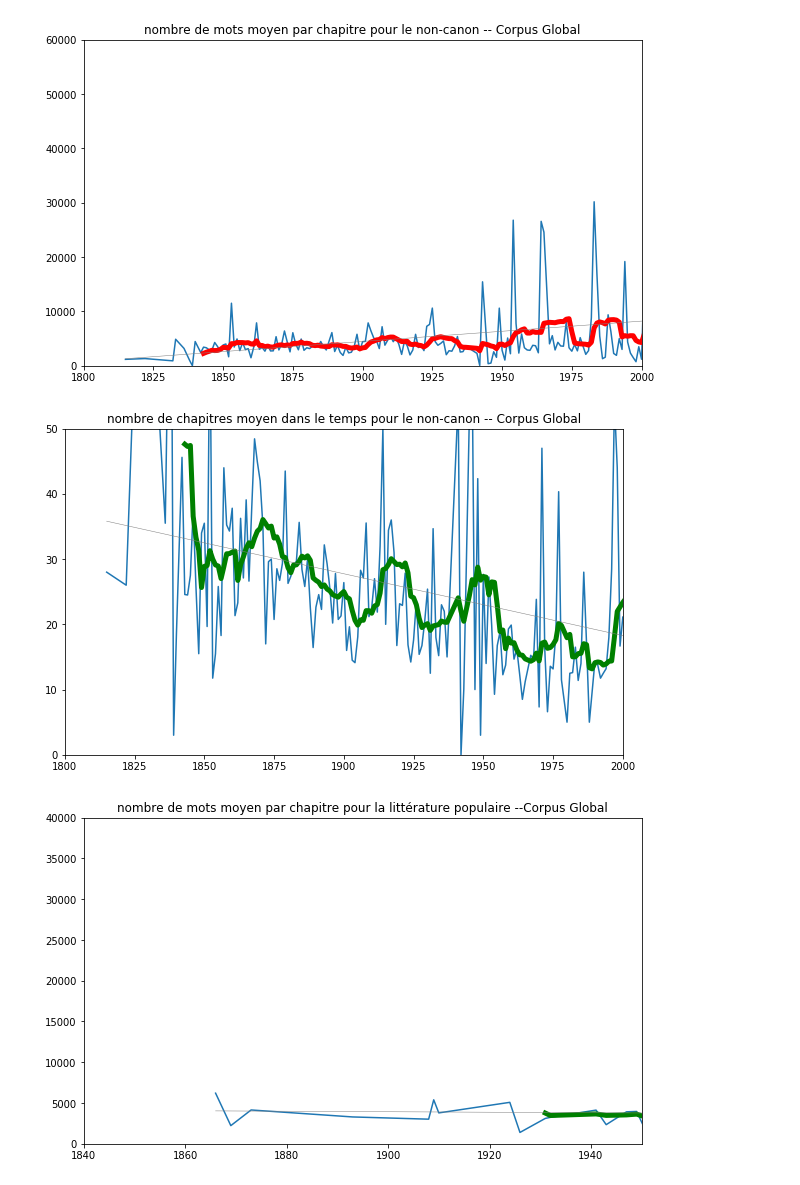
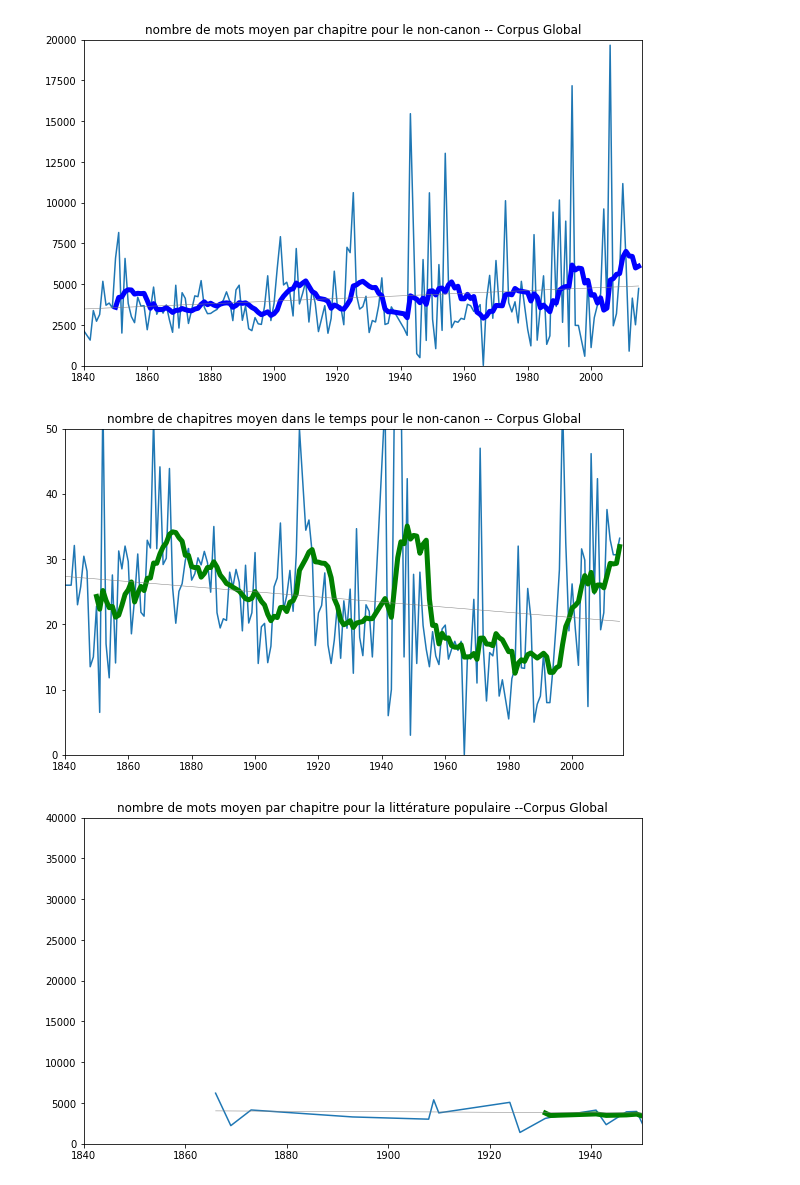
Before and after one commit to ANRChapitres/courbes, a Jupyter notebook: basic_quantification.ipynb, the cells around one changed output. Drawn from its saved outputs; the diff is of its cells as text; code cells hidden in the pictures.

```diff
--- a/basic_quantification.ipynb
+++ b/basic_quantification.ipynb
@@ -453,15 +453,15 @@ plot_stats(stats_canon["chapter"][0],stats_canon["chapter"][1],limitsX,limitsCha
 # %%
 stats_canon=pickle.load(open( "stats_global_non-canon", "rb"))
-limitsX=[1800,2000]
-limitsWord=[0,60000]
+limitsX=[1840,2016]
+limitsWord=[0,20000]
 limitsChap=[0,50]
 sliding=10
-color=['r','g']
+color=['b','g']
 plot_stats(stats_canon["word"][0],stats_canon["word"][1],limitsX,limitsWord,sliding,color[0],"nombre de mots moyen par chapitre pour le non-canon -- Corpus Global")
 plot_stats(stats_canon["chapter"][0],stats_canon["chapter"][1],limitsX,limitsChap,sliding,color[1],"nombre de chapitres moyen dans le temps pour le non-canon -- Corpus Global")
 # %% [output]
-[figure, old version]
+[figure, new version]
-[figure, old version]
+[figure, new version]
 # %%
 stats_canon=pickle.load(open( "stats_rest_policier", "rb"))
 limitsX=[1840,1950]
```
Also changed, not shown: parts of 8 cells of this notebook, 3 other files.
